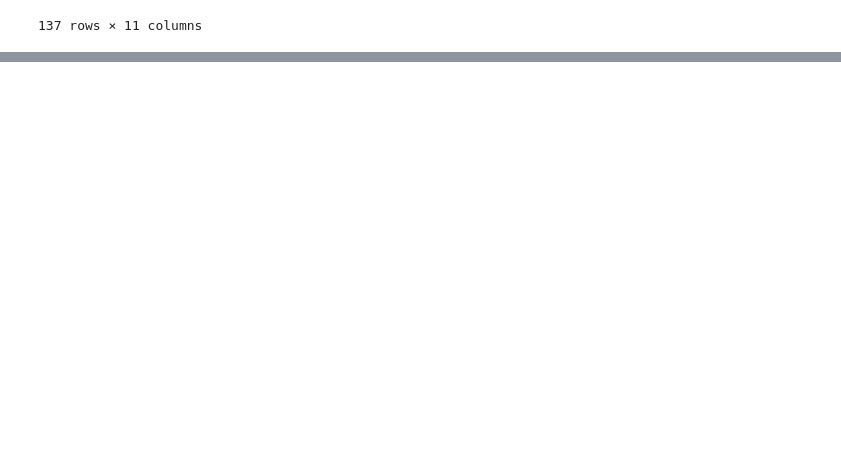
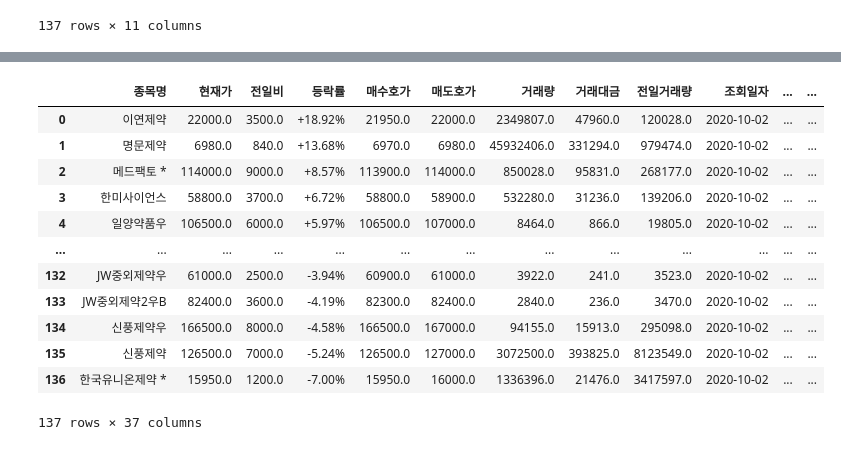
Before and after one commit to corazzon/web_scraping, a Jupyter notebook: 네이버증권/naver_finance_health_care.ipynb, the cells around one changed output, grey strips where cells are left out. Cells and saved outputs as stored; diff of their text form; code cells hidden in the pictures; blank space fills up the shorter version.

```diff
--- a/네이버증권/naver_finance_health_care.ipynb
+++ b/네이버증권/naver_finance_health_care.ipynb
@@ -107,0 +245,16 @@ df
+# %%
+pd.read_csv("pharm_stock.csv")
+# %% [output]
+|  | 종목명 | 현재가 | 전일비 | 등락률 | 매수호가 | 매도호가 | 거래량 | 거래대금 | 전일거래량 | 조회일자 | ... | ... |
+| 0 | 이연제약 | 22000.0 | 3500.0 | +18.92% | 21950.0 | 22000.0 | 2349807.0 | 47960.0 | 120028.0 | 2020-10-02 | ... | ... |
+| 1 | 명문제약 | 6980.0 | 840.0 | +13.68% | 6970.0 | 6980.0 | 45932406.0 | 331294.0 | 979474.0 | 2020-10-02 | ... | ... |
+| 2 | 메드팩토 * | 114000.0 | 9000.0 | +8.57% | 113900.0 | 114000.0 | 850028.0 | 95831.0 | 268177.0 | 2020-10-02 | ... | ... |
+| 3 | 한미사이언스 | 58800.0 | 3700.0 | +6.72% | 58800.0 | 58900.0 | 532280.0 | 31236.0 | 139206.0 | 2020-10-02 | ... | ... |
+| 4 | 일양약품우 | 106500.0 | 6000.0 | +5.97% | 106500.0 | 107000.0 | 8464.0 | 866.0 | 19805.0 | 2020-10-02 | ... | ... |
+| ... | ... | ... | ... | ... | ... | ... | ... | ... | ... | ... | ... | ... |
+| 132 | JW중외제약우 | 61000.0 | 2500.0 | -3.94% | 60900.0 | 61000.0 | 3922.0 | 241.0 | 3523.0 | 2020-10-02 | ... | ... |
+| 133 | JW중외제약2우B | 82400.0 | 3600.0 | -4.19% | 82300.0 | 82400.0 | 2840.0 | 236.0 | 3470.0 | 2020-10-02 | ... | ... |
+| 134 | 신풍제약우 | 166500.0 | 8000.0 | -4.58% | 166500.0 | 167000.0 | 94155.0 | 15913.0 | 295098.0 | 2020-10-02 | ... | ... |
+| 135 | 신풍제약 | 126500.0 | 7000.0 | -5.24% | 126500.0 | 127000.0 | 3072500.0 | 393825.0 | 8123549.0 | 2020-10-02 | ... | ... |
+| 136 | 한국유니온제약 * | 15950.0 | 1200.0 | -7.00% | 15950.0 | 16000.0 | 1336396.0 | 21476.0 | 3417597.0 | 2020-10-02 | ... | ... |
+137 rows × 37 columns
```
Also changed, not shown: parts of 19 cells of this notebook.
